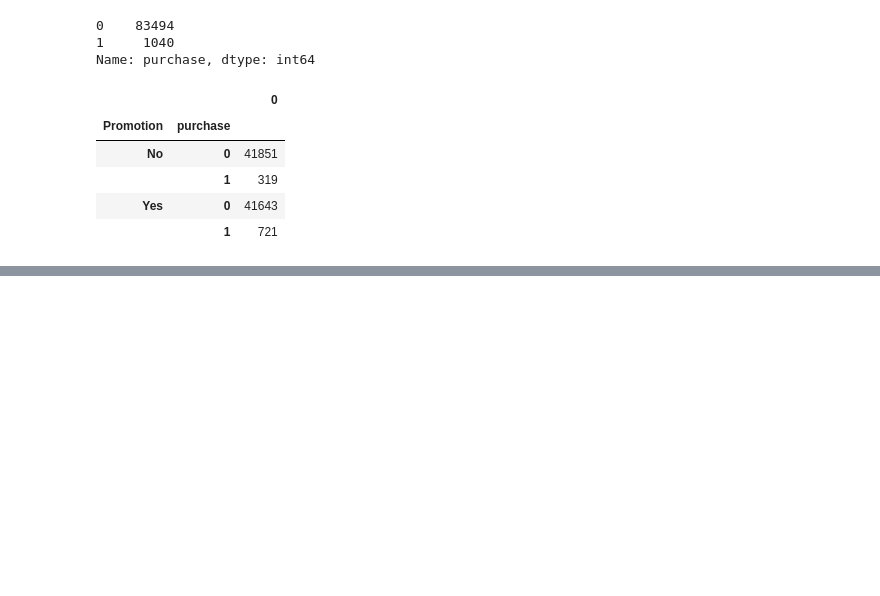
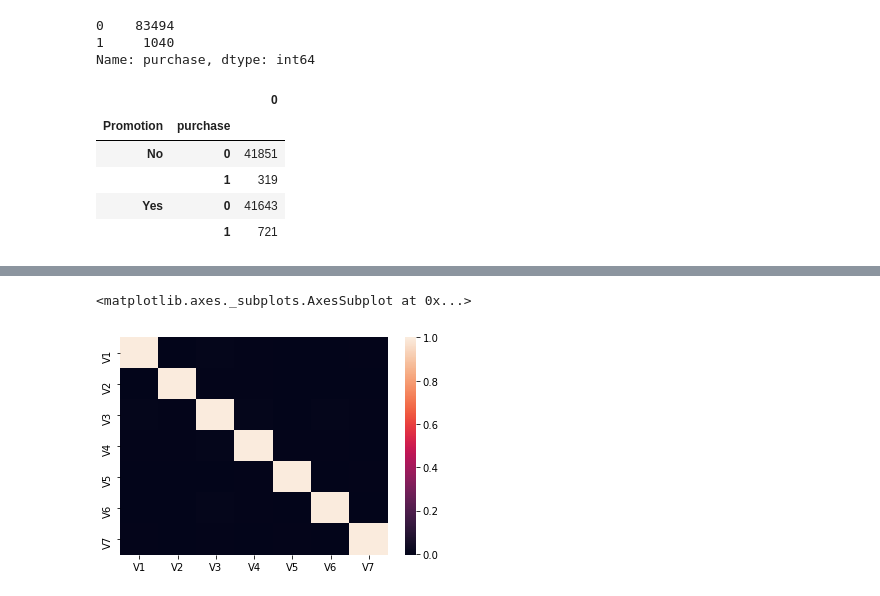
Before and after one commit to deacona/DSND_Term2, a Jupyter notebook: portfolio_exercises/Experiments/Starbucks.ipynb, the cells around one changed output, grey strips where cells are left out. Cells and saved outputs as stored; diff of their text form; code cells hidden in the pictures; blank space fills up the shorter version.

```diff
--- a/portfolio_exercises/Experiments/Starbucks.ipynb
+++ b/portfolio_exercises/Experiments/Starbucks.ipynb
@@ -112,0 +123,7 @@ train_data.describe()
+# %%
+sb.heatmap(train_data.iloc[:, -7:].corr(),
+            xticklabels=train_data.iloc[:, -7:].columns.values,
+            yticklabels=train_data.iloc[:, -7:].columns.values)
+# %% [output]
+<matplotlib.axes._subplots.AxesSubplot at 0x...>
+[figure, added]
```
Also changed, not shown: parts of 20 cells of this notebook.
